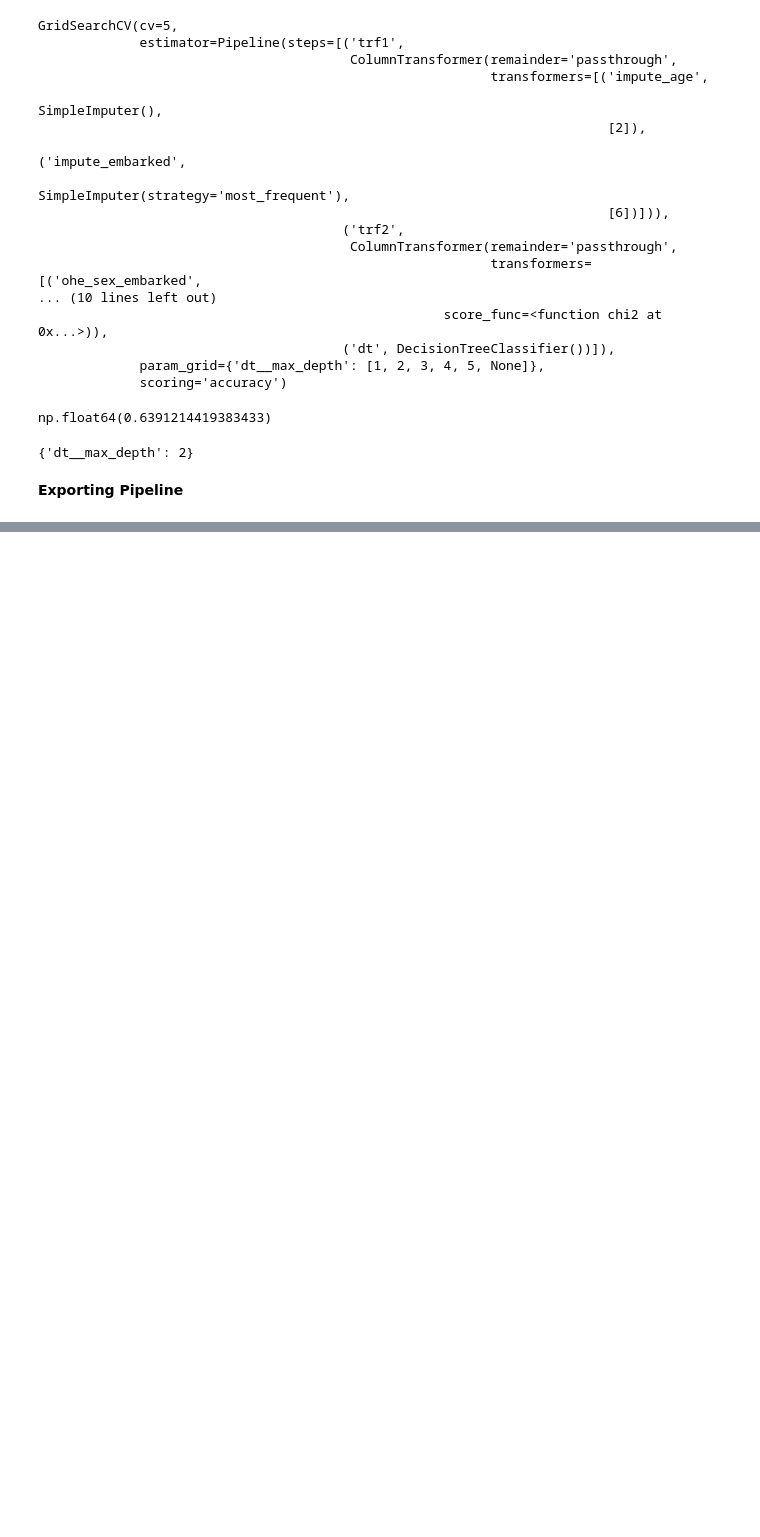
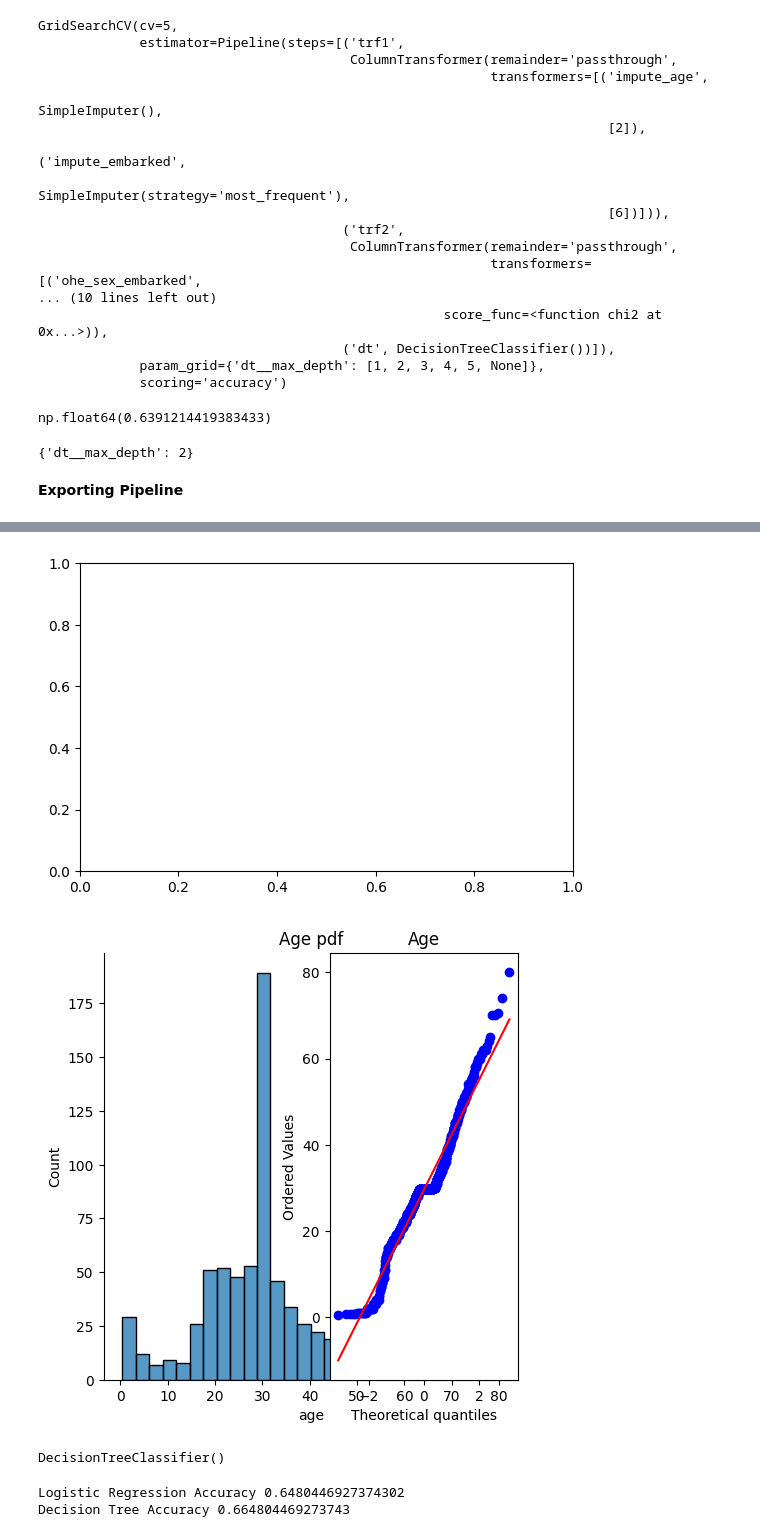
Before and after one commit to tiwarisubash956/Machine-Learning-Algorithms, a Jupyter notebook: ml-100-days.ipynb, the cells around one changed output, grey strips where cells are left out. Saved outputs shown, nothing was run; the diff lists cells and outputs as text; code cells hidden in the pictures; blank space fills up the shorter version.

```diff
--- a/ml-100-days.ipynb
+++ b/ml-100-days.ipynb
@@ -1082,0 +1117,2 @@ pickle.dump(pipe,open('pipe.pkl','wb'))
+# %%
+df['age'].fillna(df['age'].mean(),inplace=True)
@@ -1082,0 +1146,3 @@ pickle.dump(pipe,open('pipe.pkl','wb'))
+# %%
+X=df.iloc[:, [3, 6]]
+y=df.iloc[:,0]
@@ -1082,0 +1165,20 @@ pickle.dump(pipe,open('pipe.pkl','wb'))
+# %%
+X_train,X_test,y_train,y_test=train_test_split(X,y,test_size=0.2,random_state=42)
+# %%
+import seaborn as sns
+import matplotlib.pyplot as plt
+
+plt.figure(figsize=(14,4))
+plt.subplot(121)
+sns.displot(X_train['age'])
+plt.title('Age pdf')
+
+plt.subplot(122)
+stats.probplot(X_train['age'],dist='norm' ,plot=plt,)
+plt.title('Age')
+
+plt.show()
+#
+# %% [output]
+[figure, added]
+[figure, added]
@@ -1082,0 +1190,5 @@ pickle.dump(pipe,open('pipe.pkl','wb'))
+# %%
+clf.fit(X_train,y_train)
+clf2.fit(X_train,y_train)
+# %% [output]
+DecisionTreeClassifier()
@@ -1082,0 +1198,6 @@ pickle.dump(pipe,open('pipe.pkl','wb'))
+# %%
+print("Logistic Regression Accuracy",accuracy_score(y_test,y_pred))
+print("Decision Tree Accuracy",accuracy_score(y_test,y_pred2))
+# %% [output]
+Logistic Regression Accuracy 0.6480446927374302
+Decision Tree Accuracy 0.664804469273743
```
Also changed, not shown: parts of 13 cells of this notebook.
